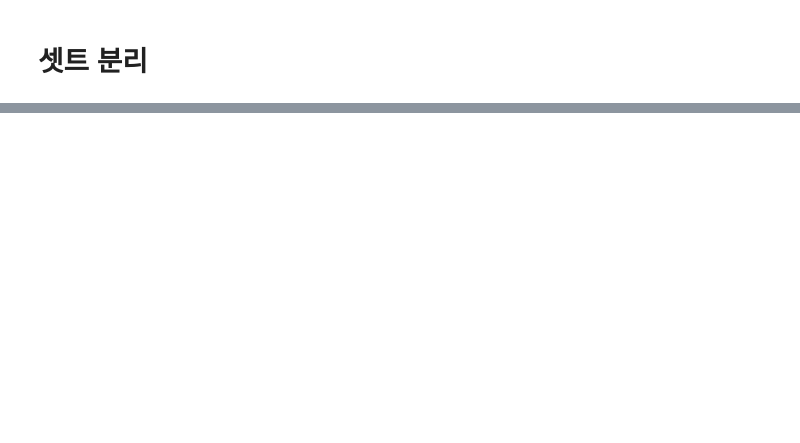
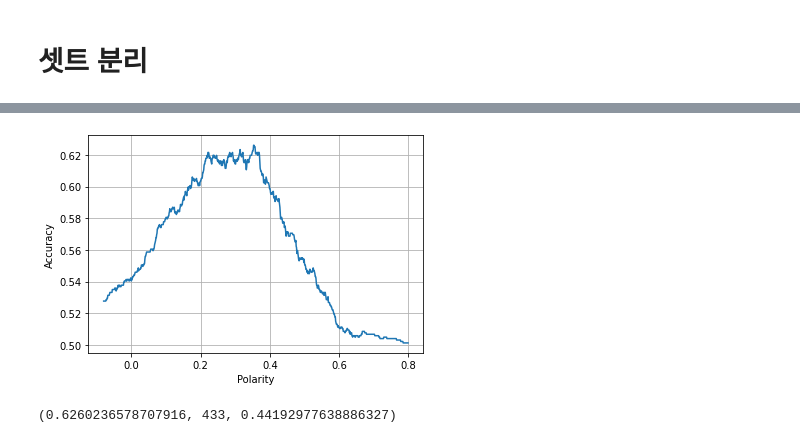
Before and after one commit to KyoungmiKwon/Bigdata_Training_at_ITwill, a Jupyter notebook: Team_Project/C05_KM_SentimentDict.ipynb, the cells around one changed output, grey strips where cells are left out. Drawn from its saved outputs; the diff is of its cells as text; code cells hidden in the pictures; blank space fills up the shorter version.

```diff
--- a/Team_Project/C05_KM_SentimentDict.ipynb
+++ b/Team_Project/C05_KM_SentimentDict.ipynb
@@ -505,0 +563,28 @@ std_data['polarity_std'] = pola_std_text
+# %%
+accuracy_by_std = []
+
+for standard in np.arange(-0.08, 0.80, 0.001):
+    predict = []
+    for polarity in std_data['polarity_std']:
+        if polarity > standard :
+            predict.append(1)
+        else:
+            predict.append(0)
+    accuracy = np.sum(np.equal(std_data['S'],predict)) / len(std_data)
+    accuracy_by_std.append(accuracy)
+# %%
+x = np.arange(-0.08, 0.80, 0.001)
+y = accuracy_by_std
+
+plt.plot(x,y)
+plt.xlabel('Polarity')
+plt.ylabel('Accuracy')
+plt.grid()
+plt.show()
+# %% [output]
+[figure, added]
+# %%
+# 정확도 max 값, 최대 정확도의 인덱스 값 , 정확도 최대의 극성 기준 값
+max(accuracy_by_std) , accuracy_by_std.index(max(accuracy_by_std)) , std_data['polarity_std'][accuracy_by_std.index(max(accuracy_by_std))]
+# %% [output]
+(0.6260236578707916, 433, 0.44192977638886327)
```
Also changed, not shown: parts of 17 cells of this notebook.
